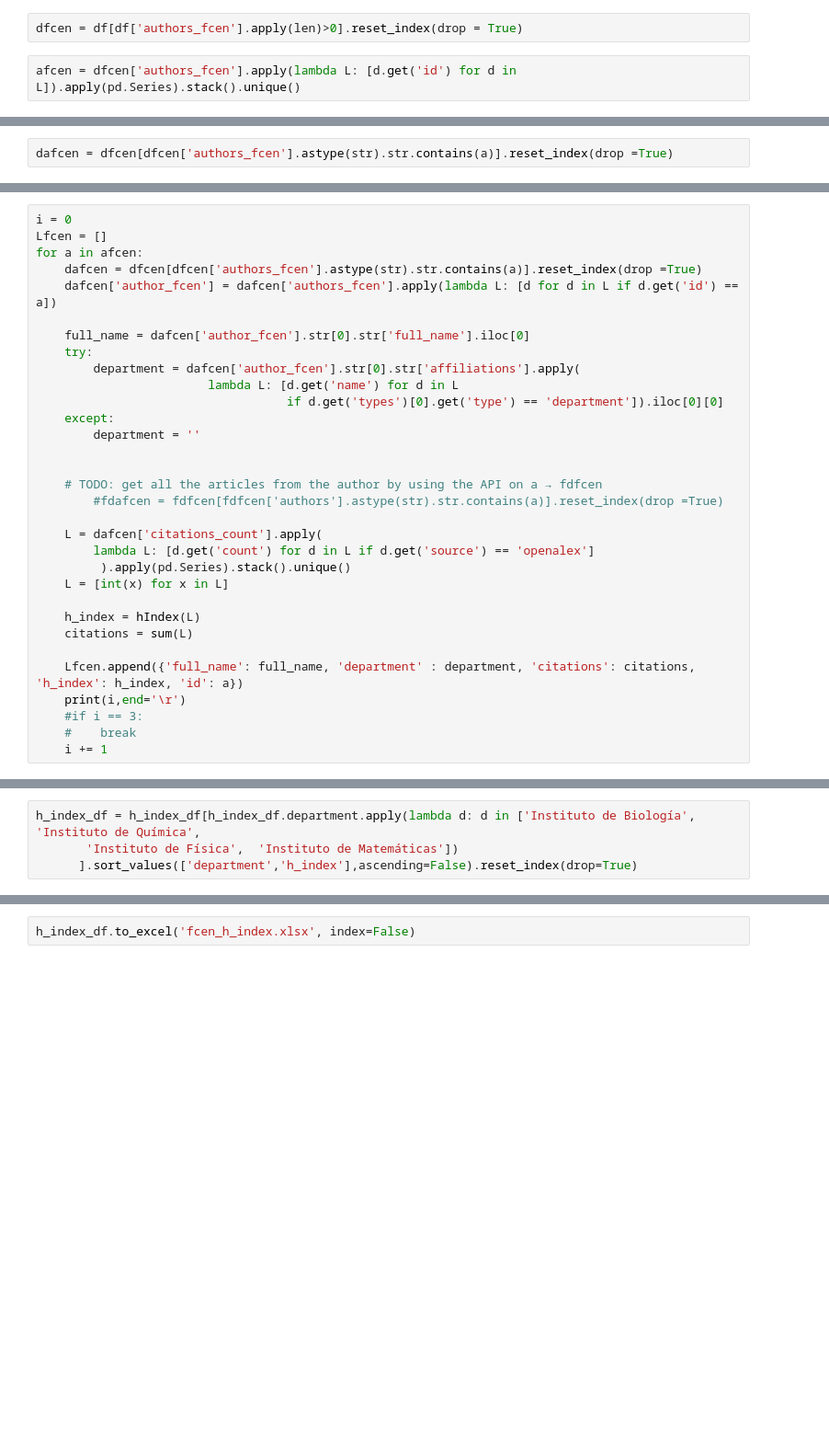
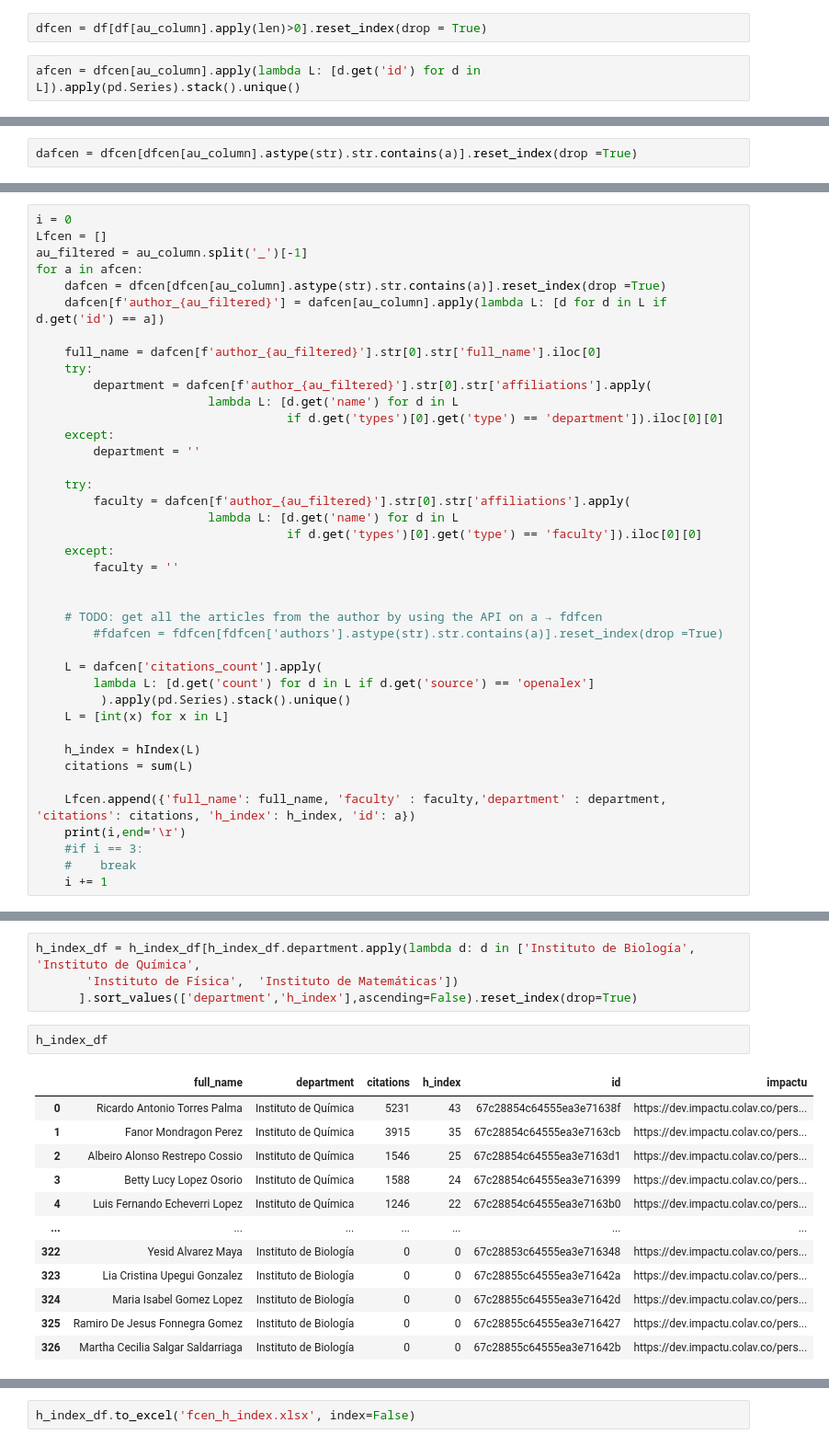
Before and after one commit to restrepo/udea.ipynb, a Jupyter notebook: udea.ipynb, the cells around one changed output, grey strips where cells are left out. Shown at 92% size. Cells and saved outputs as stored; diff of their text form; blank space fills up the shorter version.

```diff
--- a/udea.ipynb
+++ b/udea.ipynb
@@ -812,4 +816,4 @@ def hIndex(citations):
 # %%
-dfcen = df[df['authors_fcen'].apply(len)>0].reset_index(drop = True)
+dfcen = df[df[au_column].apply(len)>0].reset_index(drop = True)
 # %%
-afcen = dfcen['authors_fcen'].apply(lambda L: [d.get('id') for d in L]).apply(pd.Series).stack().unique()
+afcen = dfcen[au_column].apply(lambda L: [d.get('id') for d in L]).apply(pd.Series).stack().unique()
@@ -822,2 +830,2 @@ a
 # %%
-dafcen = dfcen[dfcen['authors_fcen'].astype(str).str.contains(a)].reset_index(drop =True)
+dafcen = dfcen[dfcen[au_column].astype(str).str.contains(a)].reset_index(drop =True)
@@ -824,17 +835,25 @@ dafcen = dfcen[dfcen['authors_fcen'].astype(str).str.contains(a)].reset_index(dr
 # %%
 i = 0
 Lfcen = []
+au_filtered = au_column.split('_')[-1]
 for a in afcen:
-    dafcen = dfcen[dfcen['authors_fcen'].astype(str).str.contains(a)].reset_index(drop =True)
-    dafcen['author_fcen'] = dafcen['authors_fcen'].apply(lambda L: [d for d in L if d.get('id') == a])
+    dafcen = dfcen[dfcen[au_column].astype(str).str.contains(a)].reset_index(drop =True)
+    dafcen[f'author_{au_filtered}'] = dafcen[au_column].apply(lambda L: [d for d in L if d.get('id') == a])
 
-    full_name = dafcen['author_fcen'].str[0].str['full_name'].iloc[0]
+    full_name = dafcen[f'author_{au_filtered}'].str[0].str['full_name'].iloc[0]
     try:
-        department = dafcen['author_fcen'].str[0].str['affiliations'].apply(
+        department = dafcen[f'author_{au_filtered}'].str[0].str['affiliations'].apply(
                         lambda L: [d.get('name') for d in L
                                    if d.get('types')[0].get('type') == 'department']).iloc[0][0]
     except:
         department = ''
+
+    try:
+        faculty = dafcen[f'author_{au_filtered}'].str[0].str['affiliations'].apply(
+                        lambda L: [d.get('name') for d in L
+                                   if d.get('types')[0].get('type') == 'faculty']).iloc[0][0]
+    except:
+        faculty = ''
 
 
     # TODO: get all the articles from the author by using the API on a → fdfcen
@@ -848,7 +867,7 @@ for a in afcen:
     h_index = hIndex(L)
     citations = sum(L)
 
-    Lfcen.append({'full_name': full_name, 'department' : department, 'citations': citations, 'h_index': h_index, 'id': a})
+    Lfcen.append({'full_name': full_name, 'faculty' : faculty,'department' : department, 'citations': citations, 'h_index': h_index, 'id': a})
     print(i,end='\r')
     #if i == 3:
     #    break
@@ -866,3 +907,18 @@ h_index_df['department'] = h_index_df.department.str.replace('Departamento','Ins
 h_index_df = h_index_df[h_index_df.department.apply(lambda d: d in ['Instituto de Biología', 'Instituto de Química',
        'Instituto de Física',  'Instituto de Matemáticas'])
       ].sort_values(['department','h_index'],ascending=False).reset_index(drop=True)
+# %%
+h_index_df
+# %% [output]
+|  | full_name | department | citations | h_index | id | impactu |
+| 0 | Ricardo Antonio Torres Palma | Instituto de Química | 5231 | 43 | 67c28854c64555ea3e71638f | https://dev.impactu.colav.co/pers... |
+| 1 | Fanor Mondragon Perez | Instituto de Química | 3915 | 35 | 67c28854c64555ea3e7163cb | https://dev.impactu.colav.co/pers... |
+| 2 | Albeiro Alonso Restrepo Cossio | Instituto de Química | 1546 | 25 | 67c28854c64555ea3e7163d1 | https://dev.impactu.colav.co/pers... |
+| 3 | Betty Lucy Lopez Osorio | Instituto de Química | 1588 | 24 | 67c28854c64555ea3e716399 | https://dev.impactu.colav.co/pers... |
+| 4 | Luis Fernando Echeverri Lopez | Instituto de Química | 1246 | 22 | 67c28854c64555ea3e7163b0 | https://dev.impactu.colav.co/pers... |
+| ... | ... | ... | ... | ... | ... | ... |
+| 322 | Yesid Alvarez Maya | Instituto de Biología | 0 | 0 | 67c28853c64555ea3e716348 | https://dev.impactu.colav.co/pers... |
+| 323 | Lia Cristina Upegui Gonzalez | Instituto de Biología | 0 | 0 | 67c28855c64555ea3e71642a | https://dev.impactu.colav.co/pers... |
+| 324 | Maria Isabel Gomez Lopez | Instituto de Biología | 0 | 0 | 67c28855c64555ea3e71642d | https://dev.impactu.colav.co/pers... |
+| 325 | Ramiro De Jesus Fonnegra Gomez | Instituto de Biología | 0 | 0 | 67c28855c64555ea3e716427 | https://dev.impactu.colav.co/pers... |
+| 326 | Martha Cecilia Salgar Saldarriaga | Instituto de Biología | 0 | 0 | 67c28855c64555ea3e71642b | https://dev.impactu.colav.co/pers... |
```
Also changed, not shown: parts of 13 cells of this notebook.
